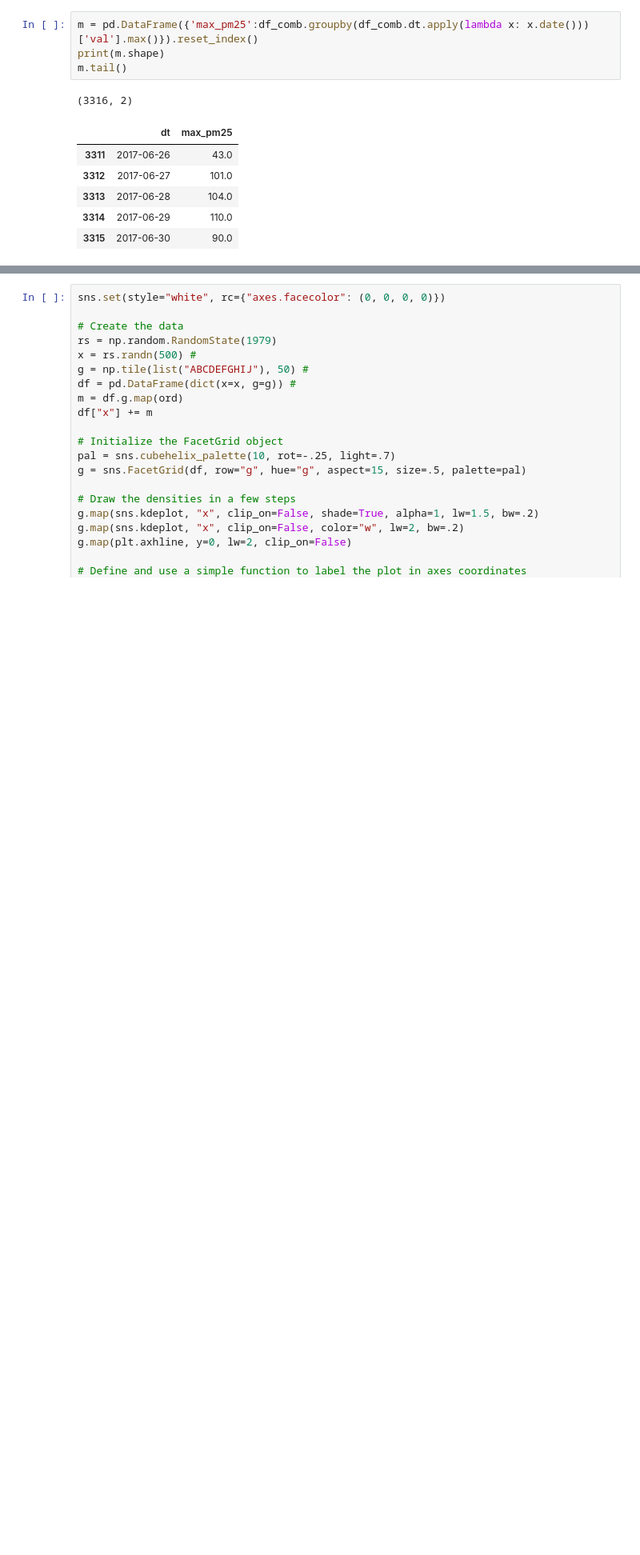
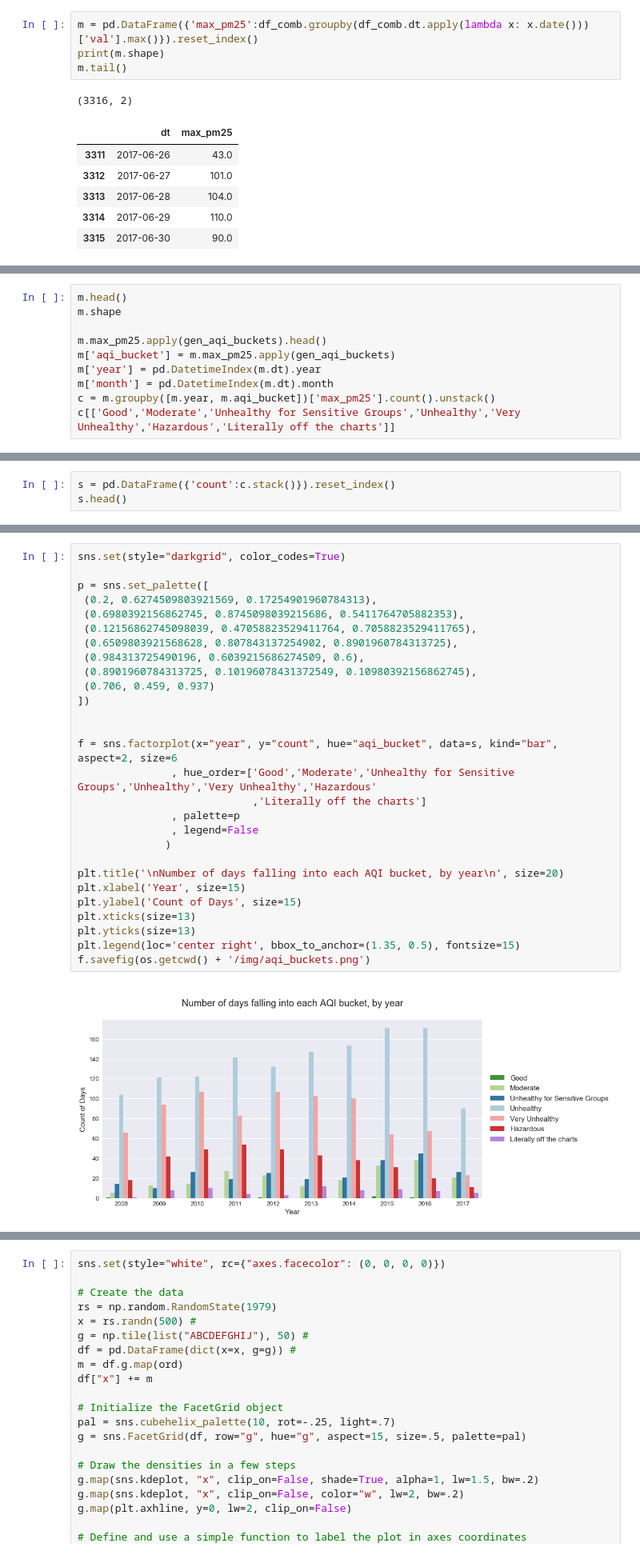
Before and after one commit to yontartu/wuran, a Jupyter notebook: beijing_aqi.ipynb, the cells around one changed output, grey strips where cells are left out. Shown at 80% size. Cells and saved outputs as stored; diff of their text form; blank space fills up the shorter version.

```diff
--- a/beijing_aqi.ipynb
+++ b/beijing_aqi.ipynb
@@ -267,0 +298,10 @@ plt.show()
+# %%
+m.head()
+m.shape
+
+m.max_pm25.apply(gen_aqi_buckets).head()
+m['aqi_bucket'] = m.max_pm25.apply(gen_aqi_buckets)
+m['year'] = pd.DatetimeIndex(m.dt).year
+m['month'] = pd.DatetimeIndex(m.dt).month
+c = m.groupby([m.year, m.aqi_bucket])['max_pm25'].count().unstack()
+c[['Good','Moderate','Unhealthy for Sensitive Groups','Unhealthy','Very Unhealthy','Hazardous','Literally off the charts']]
@@ -267,0 +321,3 @@ plt.show()
+# %%
+s = pd.DataFrame({'count':c.stack()}).reset_index()
+s.head()
@@ -267,0 +333,30 @@ plt.show()
+# %%
+sns.set(style="darkgrid", color_codes=True)
+
+p = sns.set_palette([
+ (0.2, 0.6274509803921569, 0.17254901960784313),
+ (0.6980392156862745, 0.8745098039215686, 0.5411764705882353),
+ (0.12156862745098039, 0.47058823529411764, 0.7058823529411765),
+ (0.6509803921568628, 0.807843137254902, 0.8901960784313725),
+ (0.984313725490196, 0.6039215686274509, 0.6),
+ (0.8901960784313725, 0.10196078431372549, 0.10980392156862745),
+ (0.706, 0.459, 0.937)
+])
+
+
+f = sns.factorplot(x="year", y="count", hue="aqi_bucket", data=s, kind="bar", aspect=2, size=6
+               , hue_order=['Good','Moderate','Unhealthy for Sensitive Groups','Unhealthy','Very Unhealthy','Hazardous'
+                            ,'Literally off the charts']
+               , palette=p
+               , legend=False
+              )
+
+plt.title('\nNumber of days falling into each AQI bucket, by year\n', size=20)
+plt.xlabel('Year', size=15)
+plt.ylabel('Count of Days', size=15)
+plt.xticks(size=13)
+plt.yticks(size=13)
+plt.legend(loc='center right', bbox_to_anchor=(1.35, 0.5), fontsize=15)
+f.savefig(os.getcwd() + '/img/aqi_buckets.png')
+# %% [output]
+[figure, added]
```
Also changed, not shown: parts of 37 cells of this notebook, 28 other files.
